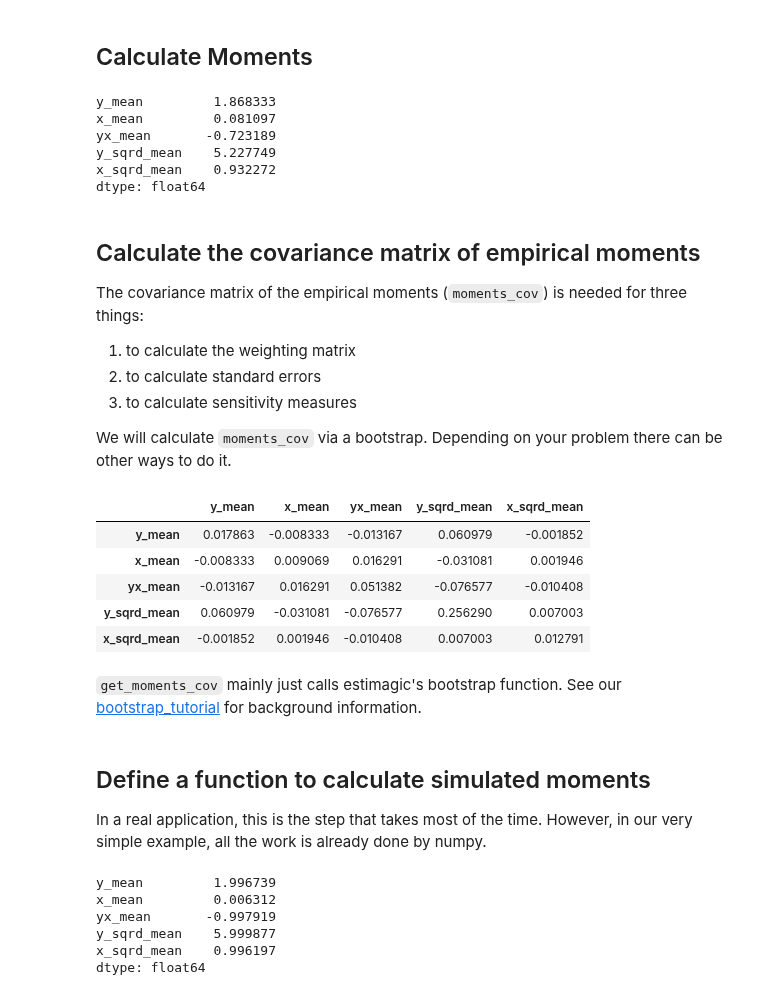
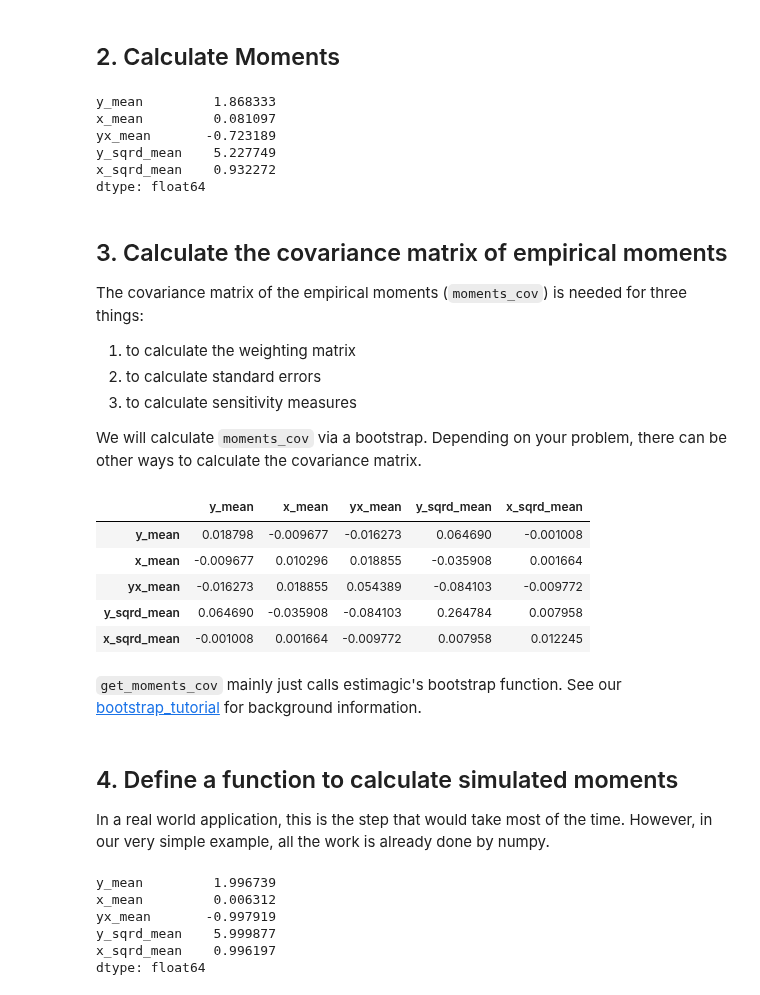
Before and after one commit to optimagic-dev/optimagic, a Jupyter notebook: docs/source/getting_started/estimation/first_msm_estimation_with_estimagic.ipynb, the cells around one changed output. Saved outputs shown, nothing was run; the diff lists cells and outputs as text; code cells hidden in the pictures.

```diff
--- a/docs/source/getting_started/estimation/first_msm_estimation_with_estimagic.ipynb
+++ b/docs/source/getting_started/estimation/first_msm_estimation_with_estimagic.ipynb
@@ -49,7 +51,7 @@ true_params = pd.DataFrame(
 
 data = simulate_data(true_params, n_draws=100, rng=rng)
 # %% [markdown]
-## Calculate Moments
+## 2. Calculate Moments
 # %%
 def calculate_moments(sample):
     moments = {
@@ -71,11 +73,11 @@ y_sqrd_mean    5.227749
 x_sqrd_mean    0.932272
 dtype: float64
 # %% [markdown]
-## Calculate the covariance matrix of empirical moments
+## 3. Calculate the covariance matrix of empirical moments
 
 The covariance matrix of the empirical moments (``moments_cov``) is needed for three things:
 1. to calculate the weighting matrix
 2. to calculate standard errors
 3. to calculate sensitivity measures
 
-We will calculate ``moments_cov`` via a bootstrap. Depending on your problem there can be other ways to do it.
+We will calculate ``moments_cov`` via a bootstrap. Depending on your problem, there can be other ways to calculate the covariance matrix.
@@ -84,22 +84,22 @@ from estimagic import get_moments_cov
 # %%
-moments_cov = get_moments_cov(
+moments_cov = em.get_moments_cov(
     data, calculate_moments, bootstrap_kwargs={"n_draws": 5_000, "seed": 0}
 )
 
 moments_cov
 # %% [output]
 |  | y_mean | x_mean | yx_mean | y_sqrd_mean | x_sqrd_mean |
-| y_mean | 0.017863 | -0.008333 | -0.013167 | 0.060979 | -0.001852 |
-| x_mean | -0.008333 | 0.009069 | 0.016291 | -0.031081 | 0.001946 |
-| yx_mean | -0.013167 | 0.016291 | 0.051382 | -0.076577 | -0.010408 |
-| y_sqrd_mean | 0.060979 | -0.031081 | -0.076577 | 0.256290 | 0.007003 |
-| x_sqrd_mean | -0.001852 | 0.001946 | -0.010408 | 0.007003 | 0.012791 |
+| y_mean | 0.018798 | -0.009677 | -0.016273 | 0.064690 | -0.001008 |
+| x_mean | -0.009677 | 0.010296 | 0.018855 | -0.035908 | 0.001664 |
+| yx_mean | -0.016273 | 0.018855 | 0.054389 | -0.084103 | -0.009772 |
+| y_sqrd_mean | 0.064690 | -0.035908 | -0.084103 | 0.264784 | 0.007958 |
+| x_sqrd_mean | -0.001008 | 0.001664 | -0.009772 | 0.007958 | 0.012245 |
 # %% [markdown]
 ``get_moments_cov`` mainly just calls estimagic's bootstrap function. See our [bootstrap_tutorial](../../how_to_guides/inference/how_to_do_bootstrap_inference.ipynb) for background information.
 # %% [markdown]
-## Define a function to calculate simulated moments
+## 4. Define a function to calculate simulated moments
 
-In a real application, this is the step that takes most of the time. However, in our very simple example, all the work is already done by numpy.
+In a real world application, this is the step that would take most of the time. However, in our very simple example, all the work is already done by numpy.
 # %%
 def simulate_moments(params, n_draws=10_000, seed=0):
     rng = np.random.default_rng(seed)
```
Also changed, not shown: parts of 12 cells of this notebook, 46 other files.
